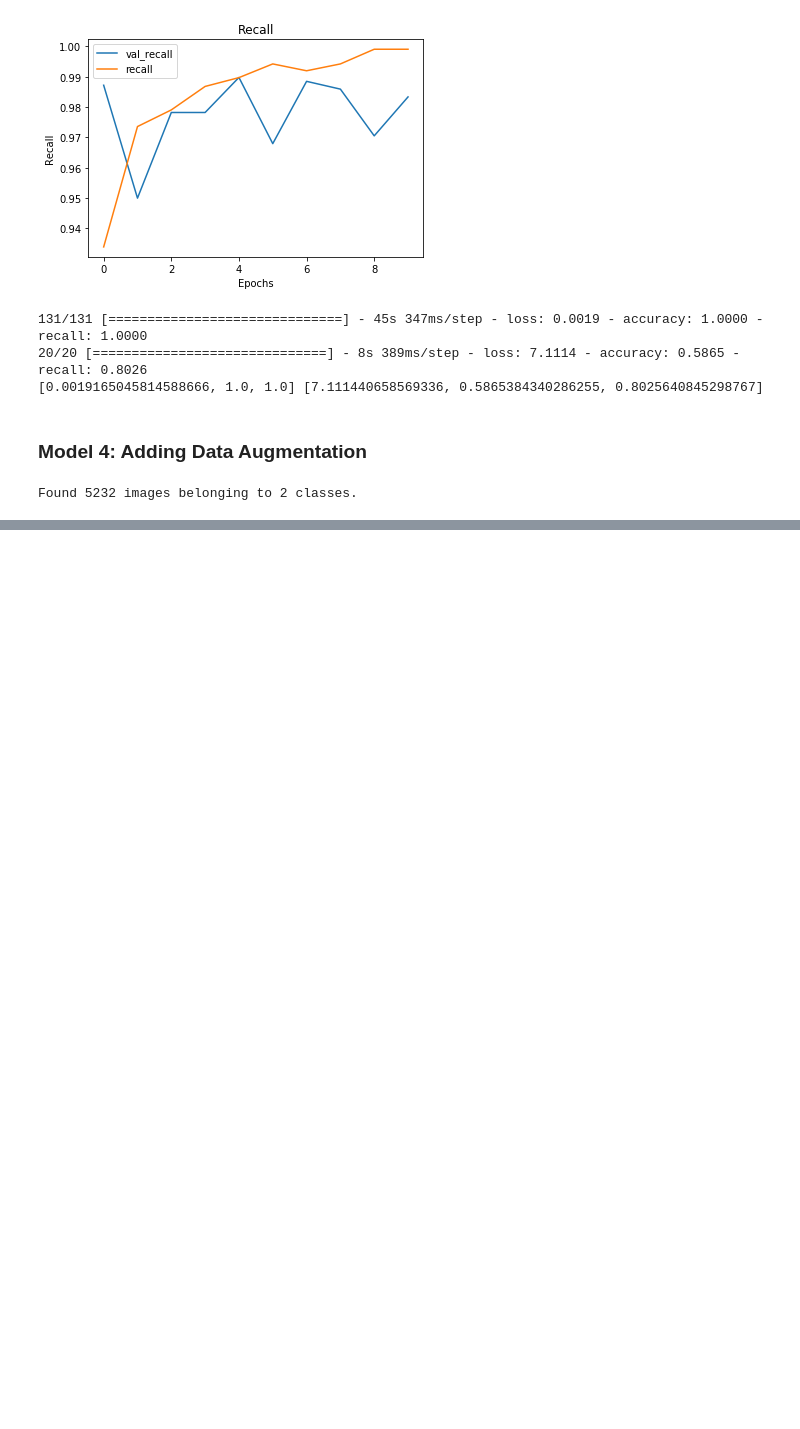
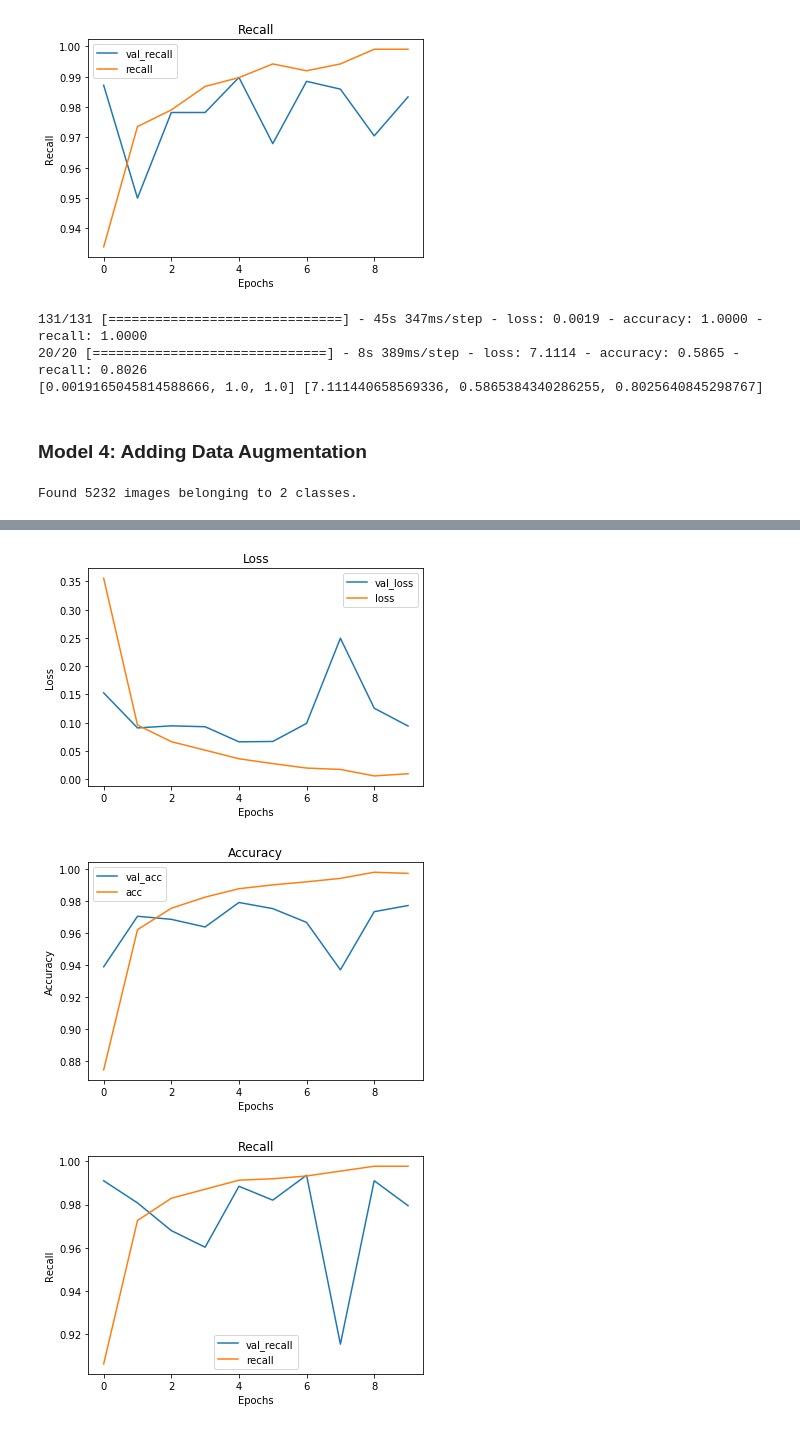
Before and after one commit to itcalderon/pneumonia_image_classification, a Jupyter notebook: 03.Modeling-Wayne.ipynb, the cells around one changed output, grey strips where cells are left out. Saved outputs shown, nothing was run; the diff lists cells and outputs as text; code cells hidden in the pictures; blank space fills up the shorter version.

```diff
--- a/03.Modeling-Wayne.ipynb
+++ b/03.Modeling-Wayne.ipynb
@@ -474,11 +474,11 @@ test_images, test_labels = next(test_generator)
 Found 5232 images belonging to 2 classes.
 # %%
 model = models.Sequential()
-model.add(layers.Conv2D(32, 3, activation = 'relu', padding = 'same', input_shape=(256, 256, 3)))
+model.add(layers.Conv2D(32, 3, activation = 'relu', input_shape=(256, 256, 3)))
 model.add(layers.MaxPooling2D((2, 2)))
-model.add(layers.Conv2D(64, 3, activation = 'relu', padding = 'same'))
+model.add(layers.Conv2D(64, 3, activation = 'relu'))
 model.add(layers.MaxPooling2D((2, 2)))
-model.add(layers.Conv2D(128, 3, activation = 'relu', padding = 'same'))
+model.add(layers.Conv2D(128, 3, activation = 'relu'))
 model.add(layers.MaxPooling2D((2, 2)))
 model.add(layers.Flatten())
 model.add(layers.Dense(512, activation = 'relu'))
@@ -493,6 +493,6 @@ history = model.fit(X_train,
                     epochs=10,
                     validation_data = (X_val, y_val),
                     workers = -1,
-                    verbose = 2
+
                    )
 # %% [output]
@@ -499,0 +519,6 @@ NameError: name 'model_aug' is not defined
+# %%
+visualize_training_results(history)
+# %% [output]
+[figure, added]
+[figure, added]
+[figure, added]
```
Also changed, not shown: parts of 5 cells of this notebook.
